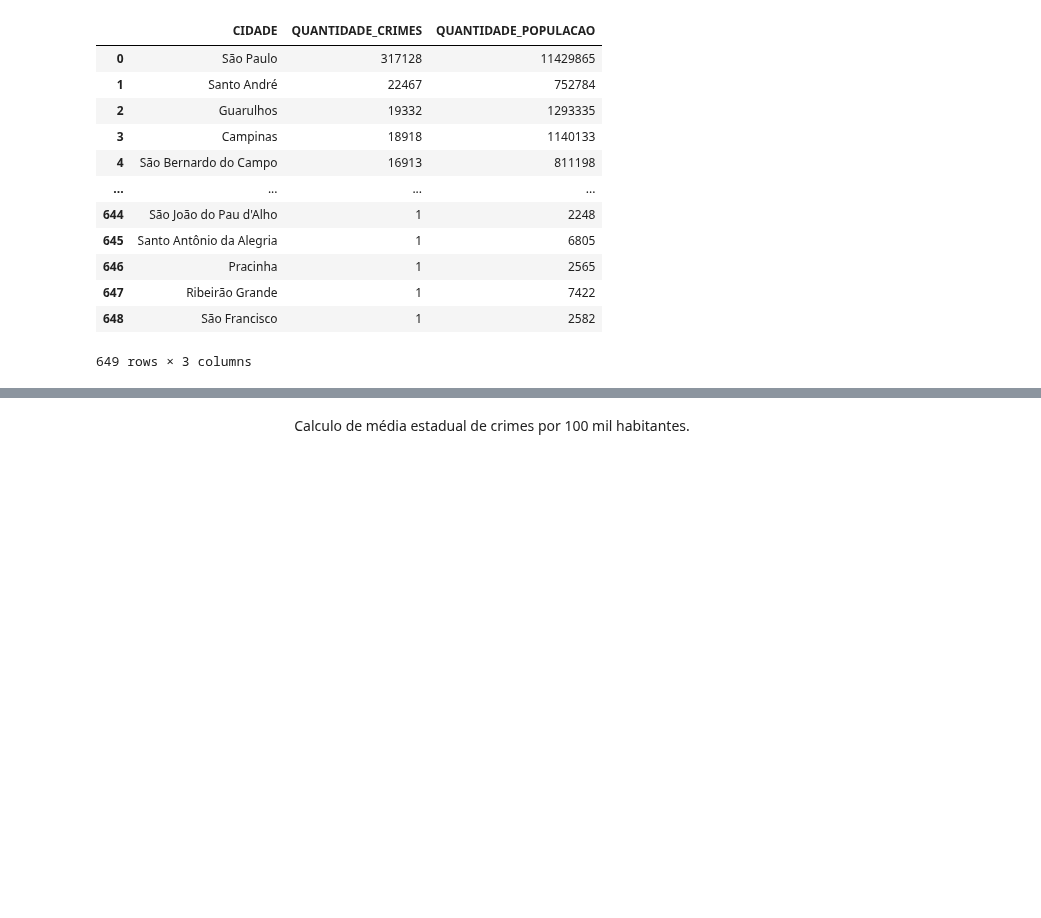
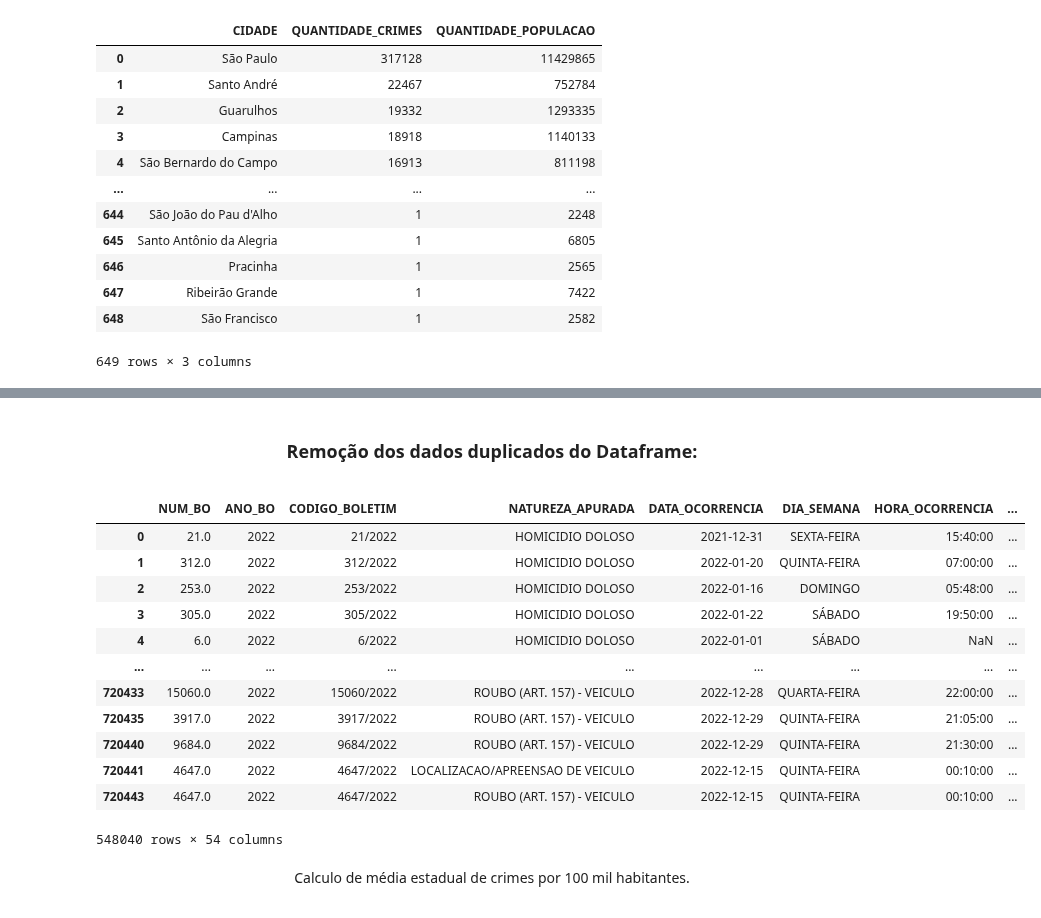
Before and after one commit to Matheuskpds/Ciencia-de-Dados-Projeto-TP, a Jupyter notebook: main.ipynb, the cells around one changed output, grey strips where cells are left out. Cells and saved outputs as stored; diff of their text form; code cells hidden in the pictures; blank space fills up the shorter version.

```diff
--- a/main.ipynb
+++ b/main.ipynb
@@ -717,3 +832,26 @@ df_cidades
+# %% [markdown]
+<div style = "text-align: center;">
+<h3> Remoção dos dados duplicados do Dataframe:</h3>
+</div>
+# %%
+# Remove os duplicados do DataFrame original
+df_sem_duplicados = df[~duplicados]
+df = df[~duplicados]
+df
+# %% [output]
+|  | NUM_BO | ANO_BO | CODIGO_BOLETIM | NATUREZA_APURADA | DATA_OCORRENCIA | DIA_SEMANA | HORA_OCORRENCIA | ... |
+| 0 | 21.0 | 2022 | 21/2022 | HOMICIDIO DOLOSO | 2021-12-31 | SEXTA-FEIRA | 15:40:00 | ... |
+| 1 | 312.0 | 2022 | 312/2022 | HOMICIDIO DOLOSO | 2022-01-20 | QUINTA-FEIRA | 07:00:00 | ... |
+| 2 | 253.0 | 2022 | 253/2022 | HOMICIDIO DOLOSO | 2022-01-16 | DOMINGO | 05:48:00 | ... |
+| 3 | 305.0 | 2022 | 305/2022 | HOMICIDIO DOLOSO | 2022-01-22 | SÁBADO | 19:50:00 | ... |
+| 4 | 6.0 | 2022 | 6/2022 | HOMICIDIO DOLOSO | 2022-01-01 | SÁBADO | NaN | ... |
+| ... | ... | ... | ... | ... | ... | ... | ... | ... |
+| 720433 | 15060.0 | 2022 | 15060/2022 | ROUBO (ART. 157) - VEICULO | 2022-12-28 | QUARTA-FEIRA | 22:00:00 | ... |
+| 720435 | 3917.0 | 2022 | 3917/2022 | ROUBO (ART. 157) - VEICULO | 2022-12-29 | QUINTA-FEIRA | 21:05:00 | ... |
+| 720440 | 9684.0 | 2022 | 9684/2022 | ROUBO (ART. 157) - VEICULO | 2022-12-29 | QUINTA-FEIRA | 21:30:00 | ... |
+| 720441 | 4647.0 | 2022 | 4647/2022 | LOCALIZACAO/APREENSAO DE VEICULO | 2022-12-15 | QUINTA-FEIRA | 00:10:00 | ... |
+| 720443 | 4647.0 | 2022 | 4647/2022 | ROUBO (ART. 157) - VEICULO | 2022-12-15 | QUINTA-FEIRA | 00:10:00 | ... |
+548040 rows × 54 columns
 # %% [markdown]
 <div style = "text-align: center;">
 <p>Calculo de média estadual de crimes por 100 mil habitantes.</p>
```
Also changed, not shown: parts of 23 cells of this notebook, 1 other file.
